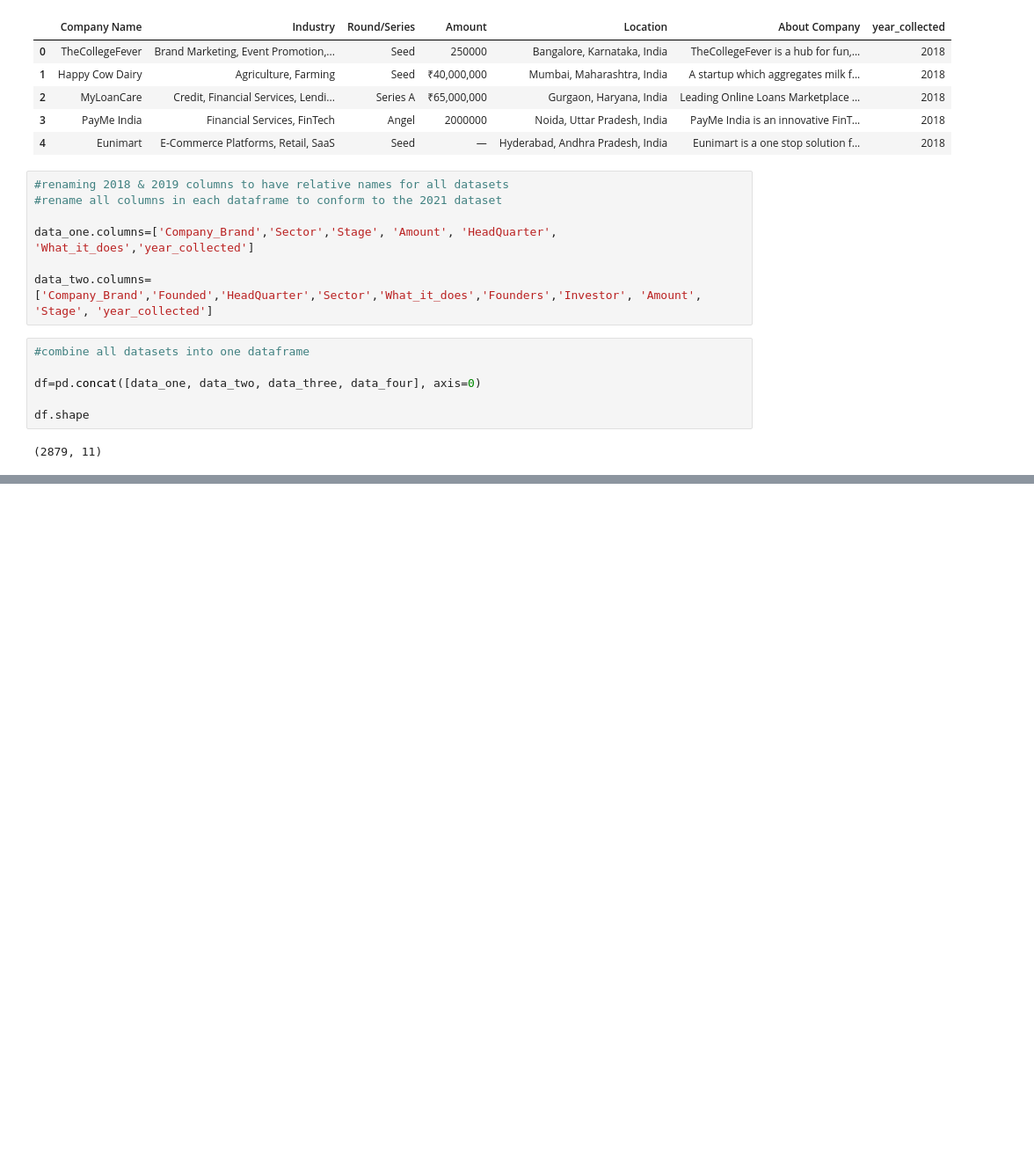
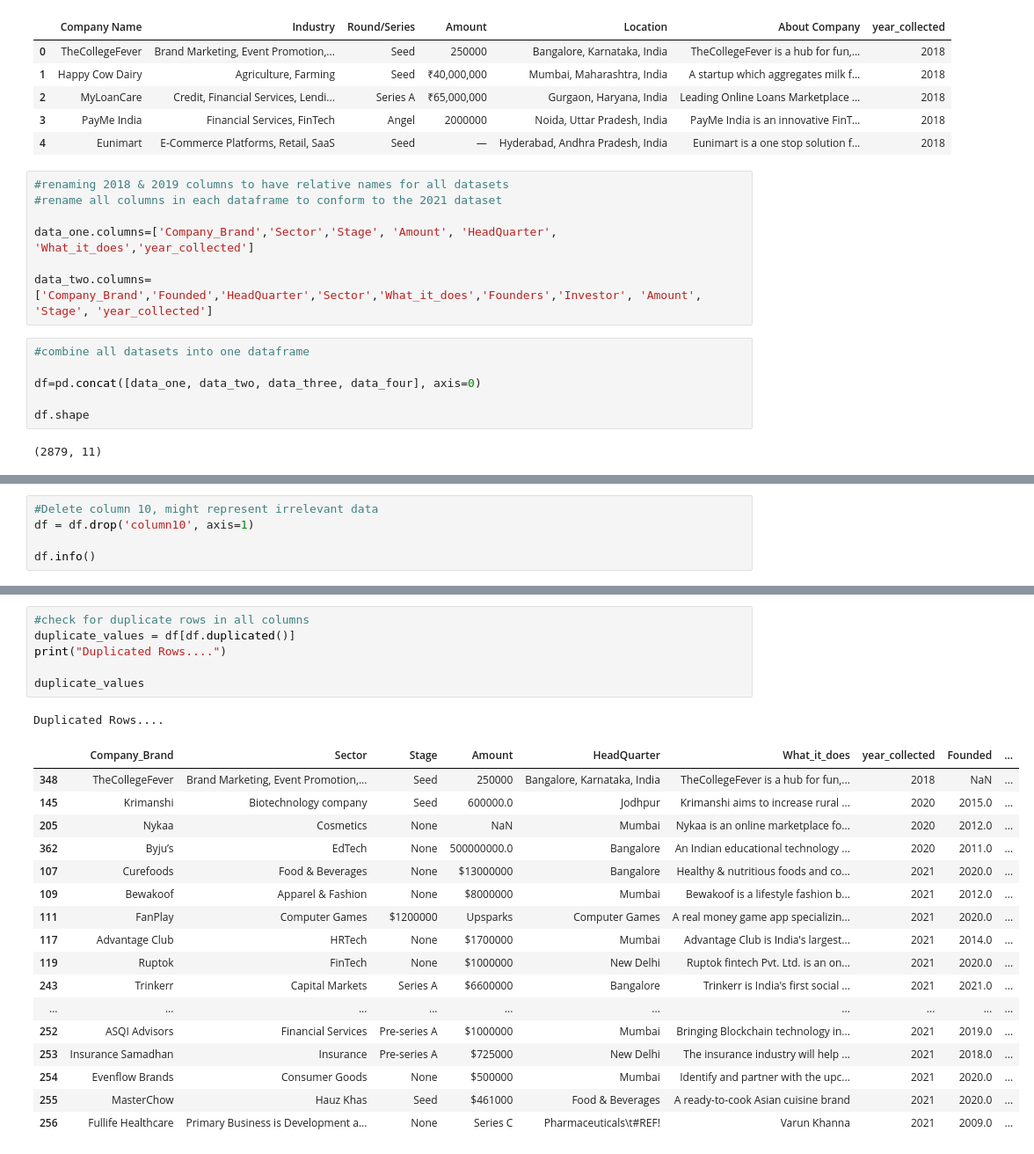
Before and after one commit to Zorbes/Indian-Startups-Analysis, a Jupyter notebook: Notebooks/main.ipynb, the cells around one changed output, grey strips where cells are left out. Shown: that part at 88% size. Drawn from its saved outputs; the diff is of its cells as text; blank space fills up the shorter version.

Commit message:
check duplicated rows & drop duplicate rows

```diff
--- a/Notebooks/main.ipynb
+++ b/Notebooks/main.ipynb
@@ -95,0 +117,5 @@ df.shape
+# %%
+#Delete column 10, might represent irrelevant data
+df = df.drop('column10', axis=1)
+
+df.info()
@@ -95,0 +140,25 @@ df.shape
+# %%
+#check for duplicate rows in all columns
+duplicate_values = df[df.duplicated()]
+print("Duplicated Rows....")
+
+duplicate_values
+# %% [output]
+Duplicated Rows....
+|  | Company_Brand | Sector | Stage | Amount | HeadQuarter | What_it_does | year_collected | Founded | ... |
+| 348 | TheCollegeFever | Brand Marketing, Event Promotion,... | Seed | 250000 | Bangalore, Karnataka, India | TheCollegeFever is a hub for fun,... | 2018 | NaN | ... |
+| 145 | Krimanshi | Biotechnology company | Seed | 600000.0 | Jodhpur | Krimanshi aims to increase rural ... | 2020 | 2015.0 | ... |
+| 205 | Nykaa | Cosmetics | None | NaN | Mumbai | Nykaa is an online marketplace fo... | 2020 | 2012.0 | ... |
+| 362 | Byju’s | EdTech | None | 500000000.0 | Bangalore | An Indian educational technology ... | 2020 | 2011.0 | ... |
+| 107 | Curefoods | Food & Beverages | None | $13000000 | Bangalore | Healthy & nutritious foods and co... | 2021 | 2020.0 | ... |
+| 109 | Bewakoof | Apparel & Fashion | None | $8000000 | Mumbai | Bewakoof is a lifestyle fashion b... | 2021 | 2012.0 | ... |
+| 111 | FanPlay | Computer Games | $1200000 | Upsparks | Computer Games | A real money game app specializin... | 2021 | 2020.0 | ... |
+| 117 | Advantage Club | HRTech | None | $1700000 | Mumbai | Advantage Club is India's largest... | 2021 | 2014.0 | ... |
+| 119 | Ruptok | FinTech | None | $1000000 | New Delhi | Ruptok fintech Pvt. Ltd. is an on... | 2021 | 2020.0 | ... |
+| 243 | Trinkerr | Capital Markets | Series A | $6600000 | Bangalore | Trinkerr is India's first social ... | 2021 | 2021.0 | ... |
+| ... | ... | ... | ... | ... | ... | ... | ... | ... | ... |
+| 252 | ASQI Advisors | Financial Services | Pre-series A | $1000000 | Mumbai | Bringing Blockchain technology in... | 2021 | 2019.0 | ... |
+| 253 | Insurance Samadhan | Insurance | Pre-series A | $725000 | New Delhi | The insurance industry will help ... | 2021 | 2018.0 | ... |
+| 254 | Evenflow Brands | Consumer Goods | None | $500000 | Mumbai | Identify and partner with the upc... | 2021 | 2020.0 | ... |
+| 255 | MasterChow | Hauz Khas | Seed | $461000 | Food & Beverages | A ready-to-cook Asian cuisine brand | 2021 | 2020.0 | ... |
+| 256 | Fullife Healthcare | Primary Business is Development a... | None | Series C | Pharmaceuticals\t#REF! | Varun Khanna | 2021 | 2009.0 | ... |
```
Also changed, not shown: parts of 3 cells of this notebook.
